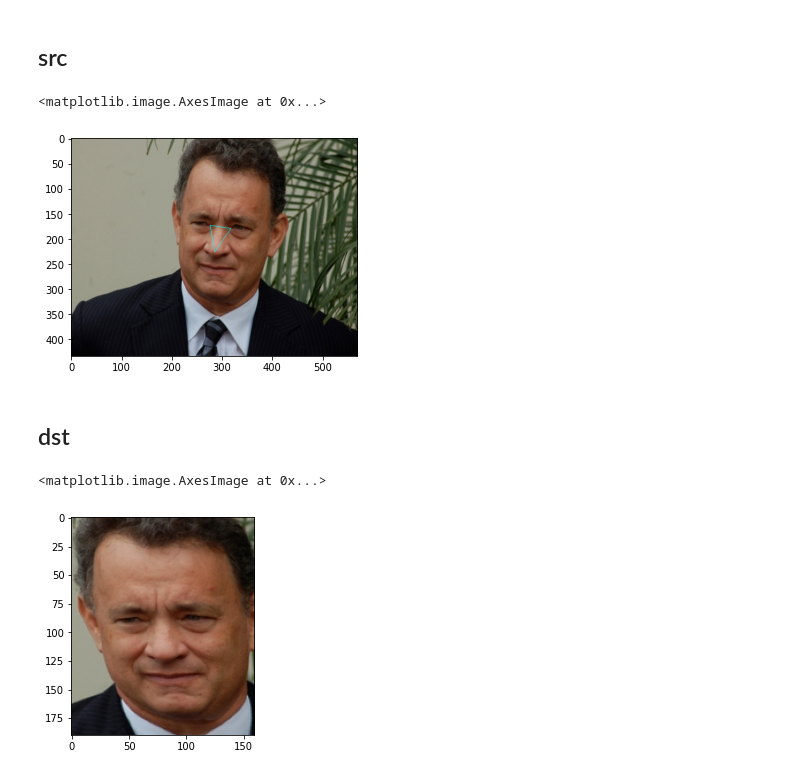
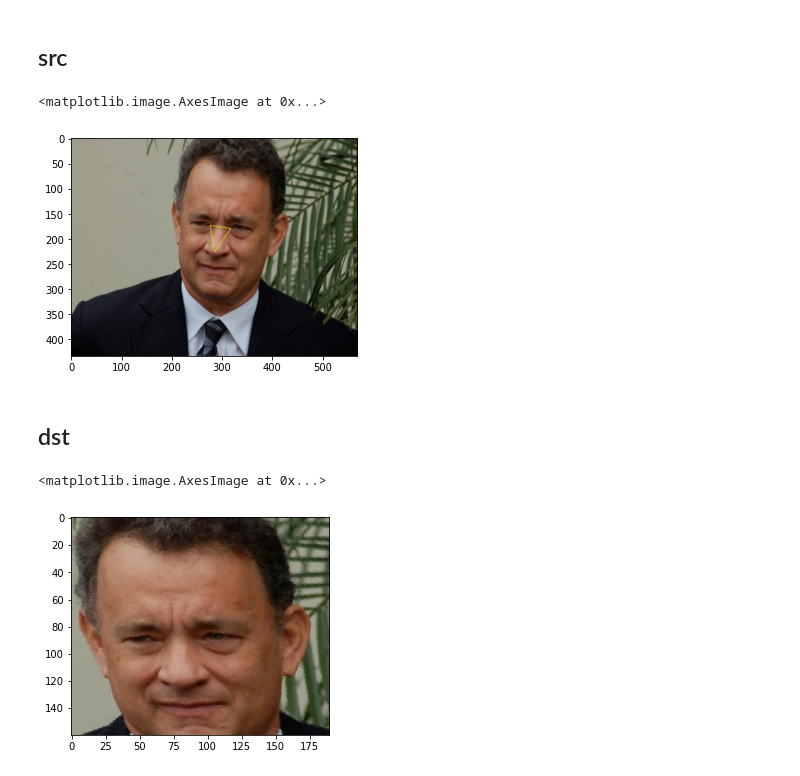
Before and after one commit to Abner0627/IPRV_Affine-Transform, a Jupyter notebook: main.ipynb, the cells around one changed output. Cells and saved outputs as stored; diff of their text form; code cells hidden in the pictures.

```diff
--- a/main.ipynb
+++ b/main.ipynb
@@ -7,13 +9,35 @@ from matplotlib import colors
+# %%
+def _AffineMatrix(src, dst):
+    src_ = np.vstack([src.T, np.array([1,1,1])])
+    dst_ = np.vstack([dst.T, np.array([1,1,1])])
+    M_ = np.dot(np.dot(dst_, src_.T), np.linalg.inv(np.dot(src_, src_.T)))
+    return M_
+
+def _Warp(img, M_, WH):
+    W, H = WH[0], WH[1]
+    src_y, src_x = np.indices(img.shape[:2])
+    src_pts = np.stack((src_x.ravel(), src_y.ravel(), np.ones(src_y.size))).astype(int)
+    dst_pts = np.round(np.dot(M_, src_pts)).astype(int)
+
+    dst_img = np.zeros([W, H, 3])
+    for c in range(3):
+        for i in range(dst_pts.shape[-1]):
+            dst_x, dst_y = dst_pts[0, i], dst_pts[1, i]
+            src_u, src_v = src_pts[0, i], src_pts[1, i]
+            if 0<=dst_x<H and 0<=dst_y<W:
+                dst_img[dst_y, dst_x, c] = img[src_v, src_u, c]
+    dst_img = dst_img.astype(int)
+    return dst_img
 # %% [markdown]
 ## img
 # %%
 img_P = "./img/TomHanksApr09.jpg"
 # img_P = "./img/tom-cruise-vanessa-kirby-mission-impossible-fallout-1564649325.bmp"
-img = cv2.imread(img_P)    # bgr
-h, w, _ = img.shape
+img_org = cv2.imread(img_P)    # bgr
+img = cv2.cvtColor(img_org, cv2.COLOR_BGR2RGB)
 
 fig = plt.figure()
-plt.imshow(cv2.cvtColor(img, cv2.COLOR_BGR2RGB))
+plt.imshow(img)
 # %% [output]
 <matplotlib.image.AxesImage at 0x...>
 [figure]
@@ -25,20 +49,19 @@ src = np.array([[276, 173], [317, 179], [285, 226]], np.float32)  # eye_L, eye_R
 cv2.polylines(img_c, [src.astype(int)], True, (255, 255, 0), 1)
 
 fig = plt.figure()
-plt.imshow(cv2.cvtColor(img_c, cv2.COLOR_BGR2RGB))
+plt.imshow(img_c)
 # %% [output]
 <matplotlib.image.AxesImage at 0x...>
-[figure, old version]
+[figure, new version]
 # %% [markdown]
 ## dst
 # %%
 dst = np.array([[65, 90], [95, 90], [80, 120]],  np.float32)
-
-M = cv2.getAffineTransform(src, dst)
-res = cv2.warpAffine(img, M, (160, 190))
+M = _AffineMatrix(src, dst)
+res = _Warp(img, M, (160, 190))
 
 fig = plt.figure()
-plt.imshow(cv2.cvtColor(res, cv2.COLOR_BGR2RGB))
+plt.imshow(res)
 # %% [output]
 <matplotlib.image.AxesImage at 0x...>
-[figure, old version]
+[figure, new version]
```
Also changed, not shown: parts of 1 cell of this notebook, 1 other file.
